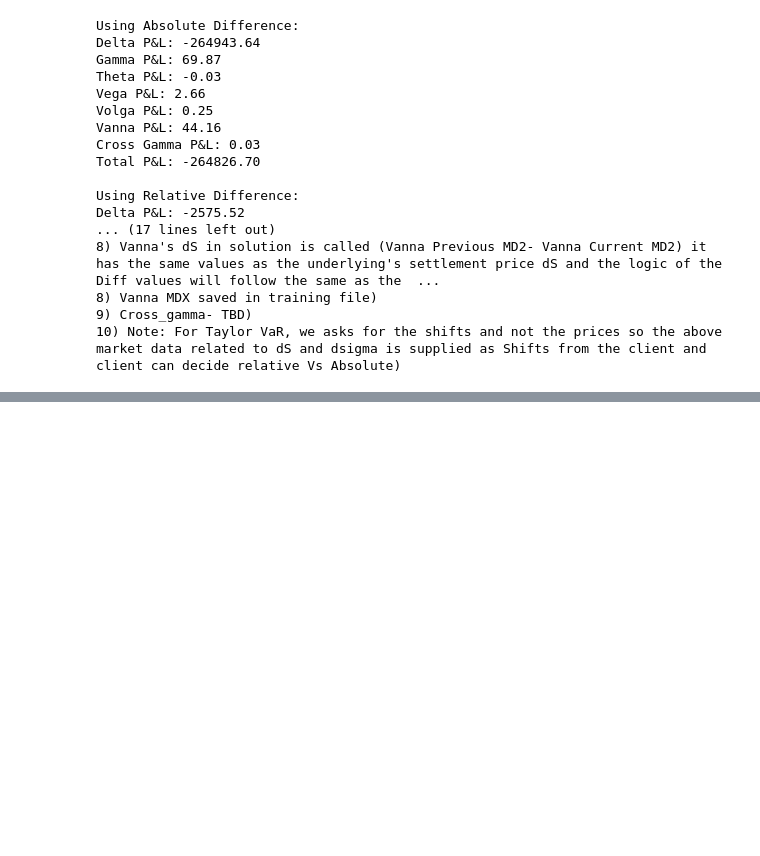
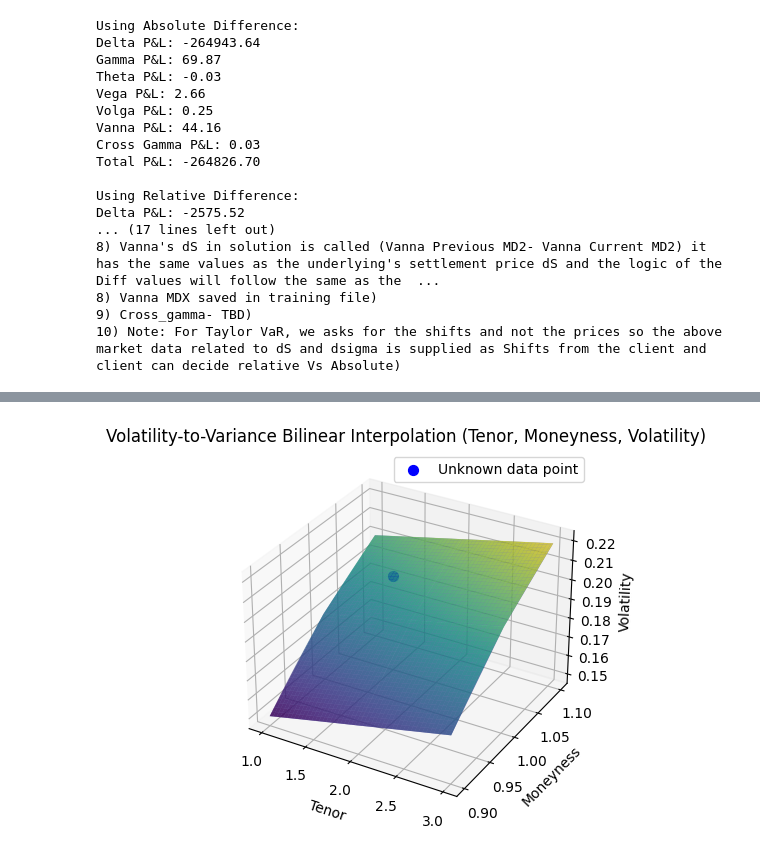
Before and after one commit to BaijuThomasAV/Sandbox, a Jupyter notebook: MR_Solution_sanbox.ipynb, the cells around one changed output, grey strips where cells are left out. Cells and saved outputs as stored; diff of their text form; code cells hidden in the pictures; blank space fills up the shorter version.

```diff
--- a/MR_Solution_sanbox.ipynb
+++ b/MR_Solution_sanbox.ipynb
@@ -240,0 +169,60 @@ Interpolated Volatility: 0.17
+# %%
+## VolToVarianceBilinearInterpolatorFactory: Volatility-to-Variance transformation and bilinear interpolation (3D)
+
+import numpy as np
+import matplotlib.pyplot as plt
+from scipy.interpolate import RegularGridInterpolator
+from mpl_toolkits.mplot3d import Axes3D
+
+# Known volatility data
+tenors = np.array([1, 2, 3])  # Tenors (replacing maturities)
+moneyness = np.array([0.9, 1.0, 1.1])
+volatility_surface = np.array([[0.15, 0.18, 0.20], [0.16, 0.19, 0.21], [0.17, 0.20, 0.22]])
+
+# Convert to variance (Volatility^2)
+variance_surface = volatility_surface ** 2
+
+# Bilinear interpolation in variance space
+variance_interpolator = RegularGridInterpolator((tenors, moneyness), variance_surface)
+
+# Interpolation at unknown point
+unknown_point = [1.5, 1.05]  # Tenor = 1.5 years, Moneyness = 1.05
+interpolated_variance = variance_interpolator(unknown_point)
+
+# Convert back to volatility
+interpolated_volatility = np.sqrt(interpolated_variance)
+
+# Prepare grid for plotting
+tenor_grid, moneyness_grid = np.meshgrid(tenors, moneyness, indexing='ij')
+volatility_grid = np.sqrt(variance_surface)
+
+# Create a finer grid for interpolation
+tenor_fine, moneyness_fine = np.meshgrid(np.linspace(1, 3, 100), np.linspace(0.9, 1.1, 100), indexing='ij')
+variance_fine = variance_interpolator((tenor_fine, moneyness_fine))
+volatility_fine = np.sqrt(variance_fine)
+
+# Plotting the surface in 3D
+fig = plt.figure()
+ax = fig.add_subplot(111, projection='3d')
+
+# Plot the original volatility surface
+ax.plot_surface(tenor_grid, moneyness_grid, volatility_grid, color='b', alpha=0.5, rstride=1, cstride=1)
+
+# Plot interpolated surface
+ax.plot_surface(tenor_fine, moneyness_fine, volatility_fine, cmap='viridis', alpha=0.7)
+
+# Plot the unknown point in blue
+unknown_plot = ax.scatter(unknown_point[0], unknown_point[1], interpolated_volatility, color='blue', s=50, label='Unknown data point')
+
+# Labels
+ax.set_xlabel('Tenor')
+ax.set_ylabel('Moneyness')
+ax.set_zlabel('Volatility')
+ax.set_title('Volatility-to-Variance Bilinear Interpolation (Tenor, Moneyness, Volatility)')
+
+# Legend only for the unknown point
+ax.legend([unknown_plot], ['Unknown data point'])
+
+plt.show()
+# %% [output]
+[figure, added]
```
Also changed, not shown: parts of 11 cells of this notebook.
